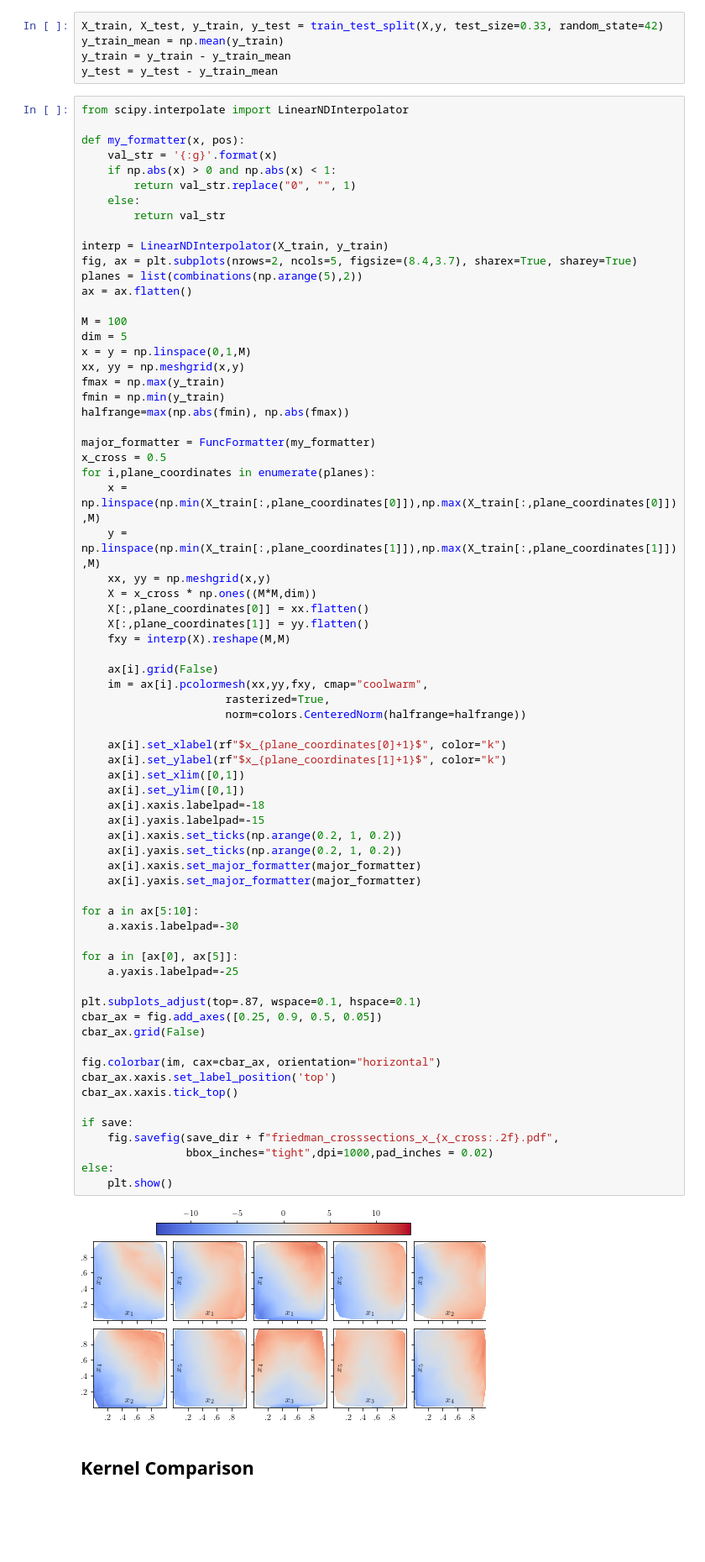
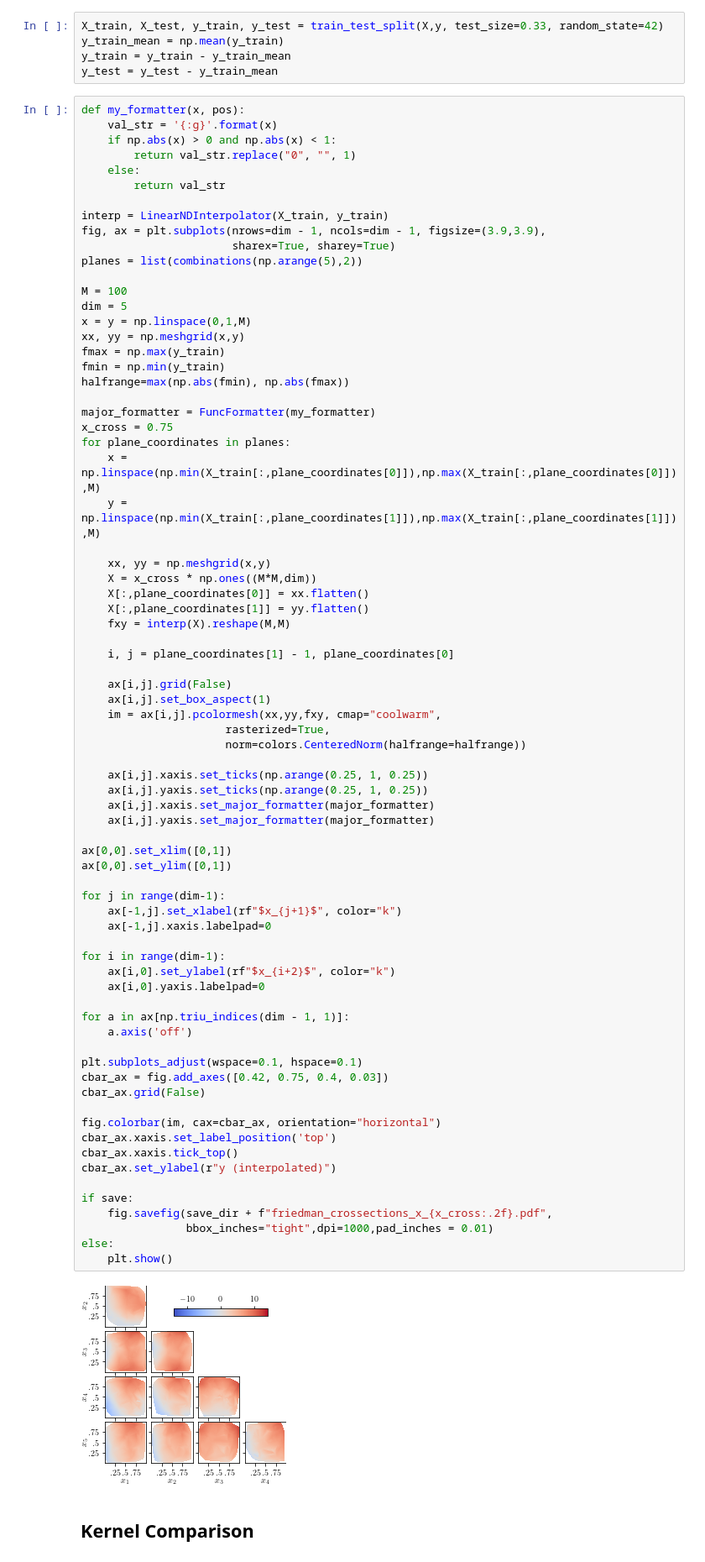
Before and after one commit to timzimm/CompSci, a Jupyter notebook: 03_gaussian_process_regression/src/gaussian_process_regression.ipynb, the cells around one changed output. Shown at 84% size. Saved outputs shown, nothing was run; the diff lists cells and outputs as text; blank space fills up the shorter version.

Commit message:
add corner plots, dedictad GP class, yada, yada, yada

```diff
--- a/03_gaussian_process_regression/src/gaussian_process_regression.ipynb
+++ b/03_gaussian_process_regression/src/gaussian_process_regression.ipynb
@@ -43,8 +47,6 @@ y_train_mean = np.mean(y_train)
 y_train = y_train - y_train_mean
 y_test = y_test - y_train_mean
 # %%
-from scipy.interpolate import LinearNDInterpolator
-
 def my_formatter(x, pos):
     val_str = '{:g}'.format(x)
     if np.abs(x) > 0 and np.abs(x) < 1:
@@ -53,9 +55,9 @@ def my_formatter(x, pos):
         return val_str
 
 interp = LinearNDInterpolator(X_train, y_train)
-fig, ax = plt.subplots(nrows=2, ncols=5, figsize=(8.4,3.7), sharex=True, sharey=True)
+fig, ax = plt.subplots(nrows=dim - 1, ncols=dim - 1, figsize=(3.9,3.9),
+                       sharex=True, sharey=True)
 planes = list(combinations(np.arange(5),2))
-ax = ax.flatten()
 
 M = 100
 dim = 5
@@ -63,56 +65,63 @@ x = y = np.linspace(0,1,M)
 xx, yy = np.meshgrid(x,y)
 fmax = np.max(y_train)
 fmin = np.min(y_train)
 halfrange=max(np.abs(fmin), np.abs(fmax))
 
 major_formatter = FuncFormatter(my_formatter)
-x_cross = 0.5
-for i,plane_coordinates in enumerate(planes):
+x_cross = 0.75
+for plane_coordinates in planes:
     x = np.linspace(np.min(X_train[:,plane_coordinates[0]]),np.max(X_train[:,plane_coordinates[0]]),M)
     y = np.linspace(np.min(X_train[:,plane_coordinates[1]]),np.max(X_train[:,plane_coordinates[1]]),M)
+
     xx, yy = np.meshgrid(x,y)
     X = x_cross * np.ones((M*M,dim))
     X[:,plane_coordinates[0]] = xx.flatten()
     X[:,plane_coordinates[1]] = yy.flatten()
     fxy = interp(X).reshape(M,M)
 
-    ax[i].grid(False)
-    im = ax[i].pcolormesh(xx,yy,fxy, cmap="coolwarm",
+    i, j = plane_coordinates[1] - 1, plane_coordinates[0]
+
+    ax[i,j].grid(False)
+    ax[i,j].set_box_aspect(1)
+    im = ax[i,j].pcolormesh(xx,yy,fxy, cmap="coolwarm",
                       rasterized=True,
                       norm=colors.CenteredNorm(halfrange=halfrange))
 
-    ax[i].set_xlabel(rf"$x_{plane_coordinates[0]+1}$", color="k")
-    ax[i].set_ylabel(rf"$x_{plane_coordinates[1]+1}$", color="k")
-    ax[i].set_xlim([0,1])
-    ax[i].set_ylim([0,1])
-    ax[i].xaxis.labelpad=-18
-    ax[i].yaxis.labelpad=-15
-    ax[i].xaxis.set_ticks(np.arange(0.2, 1, 0.2))
-    ax[i].yaxis.set_ticks(np.arange(0.2, 1, 0.2))
-    ax[i].xaxis.set_major_formatter(major_formatter)
-    ax[i].yaxis.set_major_formatter(major_formatter)
+    ax[i,j].xaxis.set_ticks(np.arange(0.25, 1, 0.25))
+    ax[i,j].yaxis.set_ticks(np.arange(0.25, 1, 0.25))
+    ax[i,j].xaxis.set_major_formatter(major_formatter)
+    ax[i,j].yaxis.set_major_formatter(major_formatter)
 
-for a in ax[5:10]:
-    a.xaxis.labelpad=-30
+ax[0,0].set_xlim([0,1])
+ax[0,0].set_ylim([0,1])
 
-for a in [ax[0], ax[5]]:
-    a.yaxis.labelpad=-25
+for j in range(dim-1):
+    ax[-1,j].set_xlabel(rf"$x_{j+1}$", color="k")
+    ax[-1,j].xaxis.labelpad=0
 
-plt.subplots_adjust(top=.87, wspace=0.1, hspace=0.1)
-cbar_ax = fig.add_axes([0.25, 0.9, 0.5, 0.05])
+for i in range(dim-1):
+    ax[i,0].set_ylabel(rf"$x_{i+2}$", color="k")
+    ax[i,0].yaxis.labelpad=0
+
+for a in ax[np.triu_indices(dim - 1, 1)]:
+    a.axis('off')
+
+plt.subplots_adjust(wspace=0.1, hspace=0.1)
+cbar_ax = fig.add_axes([0.42, 0.75, 0.4, 0.03])
 cbar_ax.grid(False)
 
 fig.colorbar(im, cax=cbar_ax, orientation="horizontal")
 cbar_ax.xaxis.set_label_position('top')
 cbar_ax.xaxis.tick_top()
+cbar_ax.set_ylabel(r"y (interpolated)")
 
 if save:
-    fig.savefig(save_dir + f"friedman_crosssections_x_{x_cross:.2f}.pdf",
-                bbox_inches="tight",dpi=1000,pad_inches = 0.02)
+    fig.savefig(save_dir + f"friedman_crossections_x_{x_cross:.2f}.pdf",
+                bbox_inches="tight",dpi=1000,pad_inches = 0.01)
 else:
     plt.show()
 # %% [output]
-[figure, old version]
+[figure, new version]
 # %% [markdown]
 ## Kernel Comparison
 # %%
```
Also changed, not shown: parts of 12 cells of this notebook, 3 other files.
